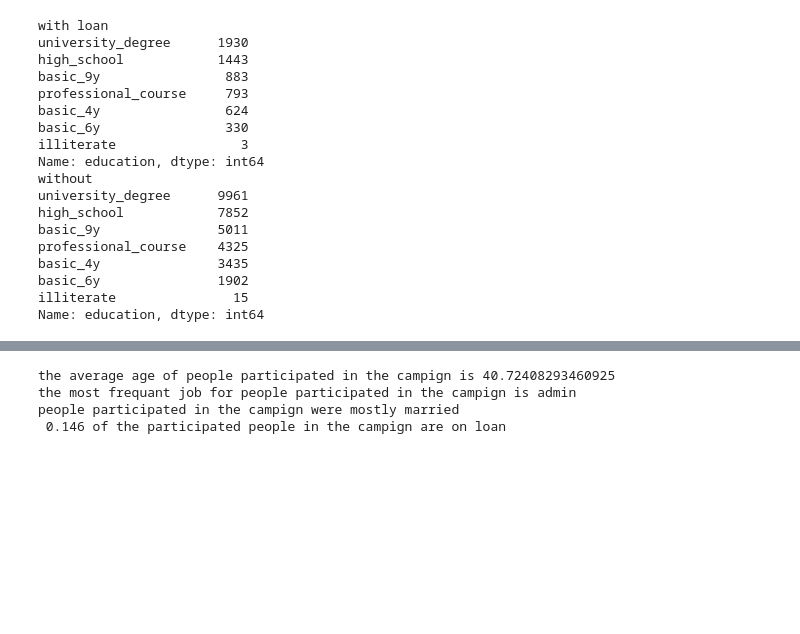
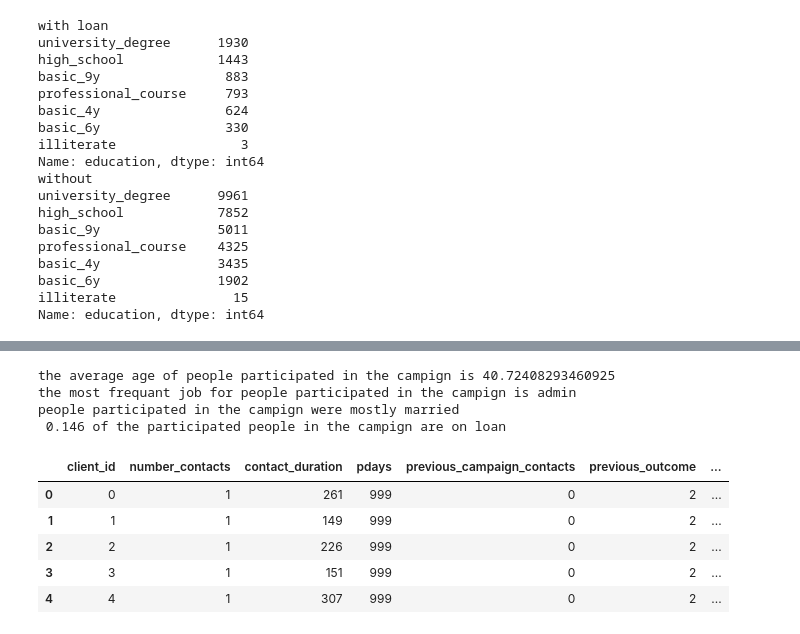
Before and after one commit to mohamed32145/client-bandk-data-analysis-, a Jupyter notebook: banks_loans.ipynb, the cells around one changed output, grey strips where cells are left out. Drawn from its saved outputs; the diff is of its cells as text; code cells hidden in the pictures; blank space fills up the shorter version.

```diff
--- a/banks_loans.ipynb
+++ b/banks_loans.ipynb
@@ -289,14 +281,20 @@ participate_client.head()
 # %%
-participate_client.head()
 
-
+                                                   # printing some information about the particibated people#
 print(f"the average age of people participated in the campign is {participate_client.age.mean()}")
 print(f"the most frequant job for people participated in the campign is { participate_client.job.value_counts().idxmax() }")
 print(f"people participated in the campign were mostly {participate_client.marital.value_counts().idxmax()}")
 print(f" {round(len(participate_client[participate_client['loan'] == 'yes'])/len(participate_client),3)} of the participated people in the campign are on loan   ")
+campaign.head()
 # %% [output]
 the average age of people participated in the campign is 40.72408293460925
 the most frequant job for people participated in the campign is admin
 people participated in the campign were mostly married
  0.146 of the participated people in the campign are on loan
+|  | client_id | number_contacts | contact_duration | pdays | previous_campaign_contacts | previous_outcome | ... |
+| 0 | 0 | 1 | 261 | 999 | 0 | 2 | ... |
+| 1 | 1 | 1 | 149 | 999 | 0 | 2 | ... |
+| 2 | 2 | 1 | 226 | 999 | 0 | 2 | ... |
+| 3 | 3 | 1 | 151 | 999 | 0 | 2 | ... |
+| 4 | 4 | 1 | 307 | 999 | 0 | 2 | ... |
 # %%
```
Also changed, not shown: parts of 3 cells of this notebook.
